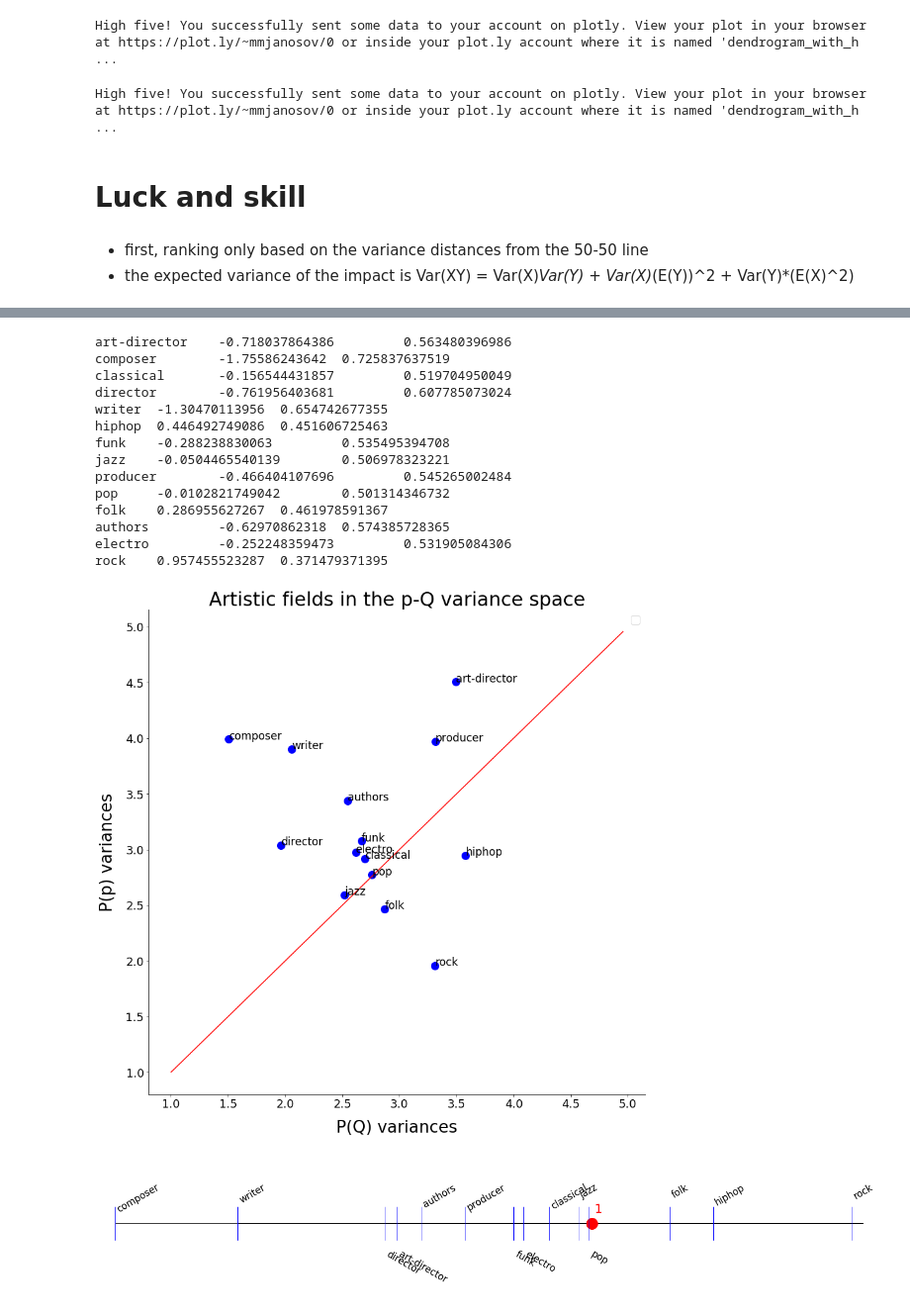
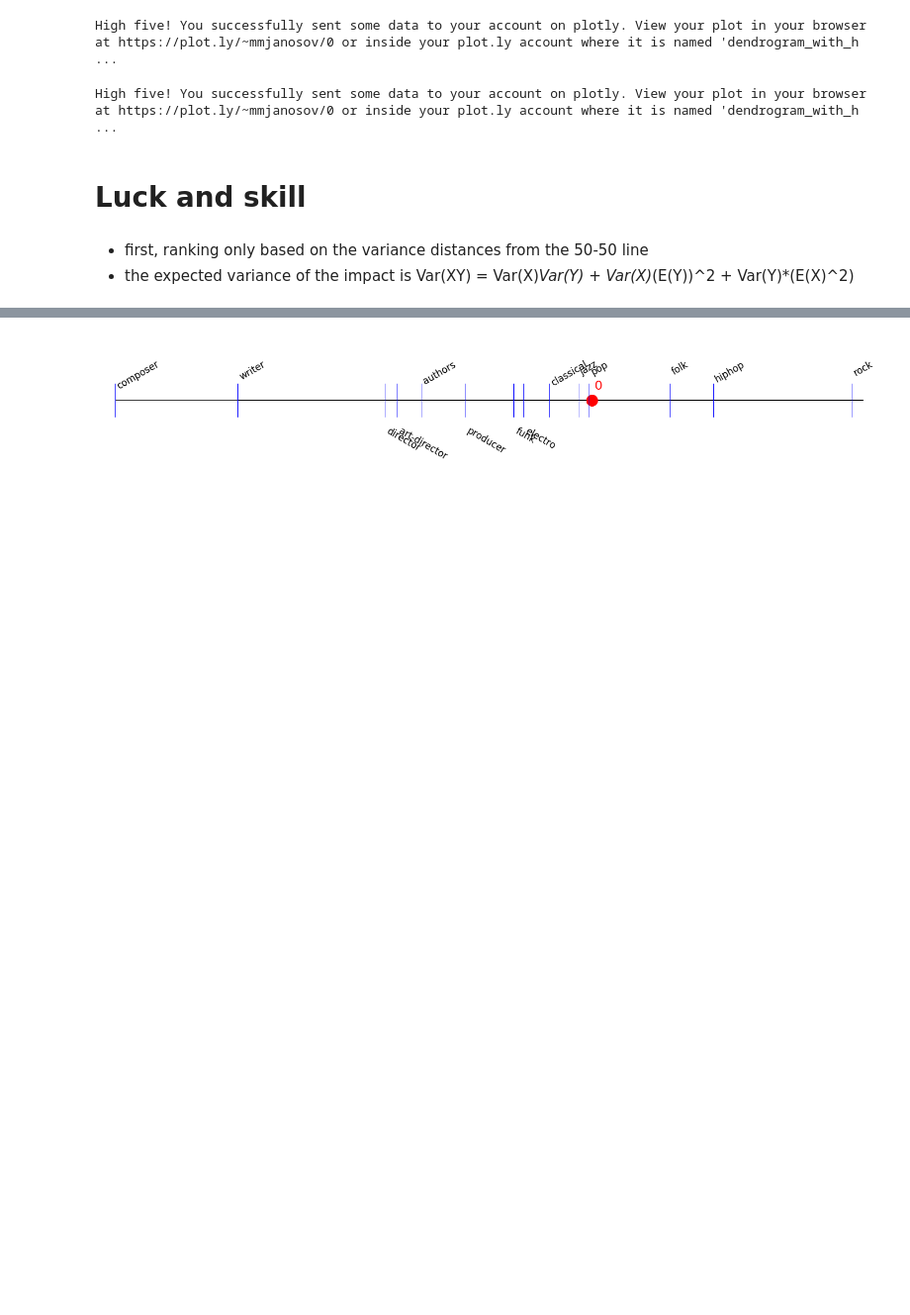
Before and after one commit to milanjanosov/success_engine, a Jupyter notebook: PaperFigures/5_pQ_distributions.ipynb, the cells around one changed output, grey strips where cells are left out. Shown at 99% size. Cells and saved outputs as stored; diff of their text form; code cells hidden in the pictures; blank space fills up the shorter version.

Commit message:
luck skill pres

```diff
--- a/PaperFigures/5_pQ_distributions.ipynb
+++ b/PaperFigures/5_pQ_distributions.ipynb
@@ -129,6 +128,7 @@ High five! You successfully sent some data to your account on plotly. View your
 # %%
 labelQ, DQ, meanQ, varianceQ, skewnessQ, kurtosityQ = zip(*[[ff for ff in line.strip().split('\t') ] for line in open('ResultData/5_pQ_fit/STAT_log_Q.dat') if 'label' not in line])
 labelp, Dp, meanp, variancep, skewnessp, kurtosityp = zip(*[[ff for ff in line.strip().split('\t') ] for line in open('ResultData/5_pQ_fit/STAT_log_p.dat') if 'label' not in line])
+
 
 Qvars = {}
 pvars = {}
@@ -155,12 +155,14 @@ for label in labelQ:
 ax.set_title('Artistic fields in the p-Q variance space', fontsize = 30)
 align_ax(ax, 18)
 plt.savefig('5_pQvar_plane.png')
+plt.close()
 
 ''' distance from the 50:50 case on the varQ var p plane '''
 
-distances = [(Qvars[label] - pvars[label]) / math.sqrt(2) for label in labelQ]
-for label in labelQ:
-    print label, '\t', (Qvars[label] - pvars[label]) / math.sqrt(2) ,'\t', pvars[label] / (pvars[label] + Qvars[label])
+distances   = [(Qvars[label] - pvars[label]) / math.sqrt(2) for label in labelQ]
+percentages = [(Qvars[label] / (pvars[label] + Qvars[label])) for label in labelQ]
+#for label in labelQ:
+#    print label, '\t', (Qvars[label] - pvars[label]) / math.sqrt(2) ,'\t', pvars[label] / (pvars[label] + Qvars[label])
     #print Qvars[label] * pvars[label]
 
 
@@ -170,10 +172,10 @@ for index, dist in enumerate(distances):
     ax.hlines(1,1,dist)
 
 
-ax.hlines(1,1,max(distances))
+ax.hlines(1,0,max(distances))
 
 ax.set_xlim(min(distances),1.05*max(distances))
-ax.annotate('1', (0.01, 1.01), fontsize = 22, color = 'r')
+ax.annotate('0', (0.01, 1.01), fontsize = 22, color = 'r')
 
 #ax.set_ylim(0.5,1.5)
 
@@ -195,12 +197,56 @@ for i, txt in enumerate(labelQ[2::3]):
 
 
 plt.savefig('5_luck_skill_variances.png')
+#plt.close()
+
+plt.show()
+
 
 '''  fraction of luck - varp/(varp+varQ)  '''
 
 
 
+ff, ax = plt.subplots(1, 1, figsize=(24, 4))
+for index, dist in enumerate(percentages):
+    ax.hlines(1,1,dist)
+
+ax.hlines(1,0,1)
+#ax.hlines(1,min(percentages),min(percentages))
 
 
-plt.show()
+ax.plot([0.5],[0],'o',ms = 20, color = 'red')
+ax.annotate('0%', (0, 1), fontsize = 22, color = 'r')
+ax.annotate('100%', (1, 1), fontsize = 22, color = 'r')
+ax.annotate('50%', (0.51, 0.98), fontsize = 22, color = 'r')
+
+
+#ax.annotate('37%', (min(percentages), 0.98), fontsize = 22, color = 'r')
+#ax.annotate('73%', (max(percentages), 0.98), fontsize = 22, color = 'r')
+
+
+
+
+ax.set_xlim([min(percentages),max(percentages)])
+ax.set_xlim([0,1])
+y = np.ones(np.shape(distances))
+ax.plot(percentages,y,'|',ms = 60, color = 'blue')
+
+
+ax.axis('off')
+for i, txt in enumerate(labelQ[0::3]):
+    ax.annotate(txt, (percentages[labelQ.index(txt)], 0.97), fontsize = 17,rotation=-30)
+
+for i, txt in enumerate(labelQ[1::3]):
+    ax.annotate(txt, (percentages[labelQ.index(txt)], 1.03), fontsize = 17,rotation=30)
+
+for i, txt in enumerate(labelQ[2::3]):
+    ax.annotate(txt, (percentages[labelQ.index(txt)], 1.03), fontsize = 17,rotation=30)
+
+
+#plt.savefig('5_luck_skill_percentage.png')
+
+plt.close()
+
+
+#plt.show()
 # %% [output]
@@ -208,16 +253 @@ WARNING:matplotlib.legend:No handles with labels found to put in legend.
-art-director    -0.718037864386         0.563480396986
-composer        -1.75586243642  0.725837637519
-classical       -0.156544431857         0.519704950049
-director        -0.761956403681         0.607785073024
-writer  -1.30470113956  0.654742677355
-hiphop  0.446492749086  0.451606725463
-funk    -0.288238830063         0.535495394708
-jazz    -0.0504465540139        0.506978323221
-producer        -0.466404107696         0.545265002484
-pop     -0.0102821749042        0.501314346732
-folk    0.286955627267  0.461978591367
-authors         -0.62970862318  0.574385728365
-electro         -0.252248359473         0.531905084306
-rock    0.957455523287  0.371479371395
-[figure, old version]
+[figure, new version]
-[figure, removed]
```
Also changed, not shown: parts of 4 cells of this notebook, 4 other files.
